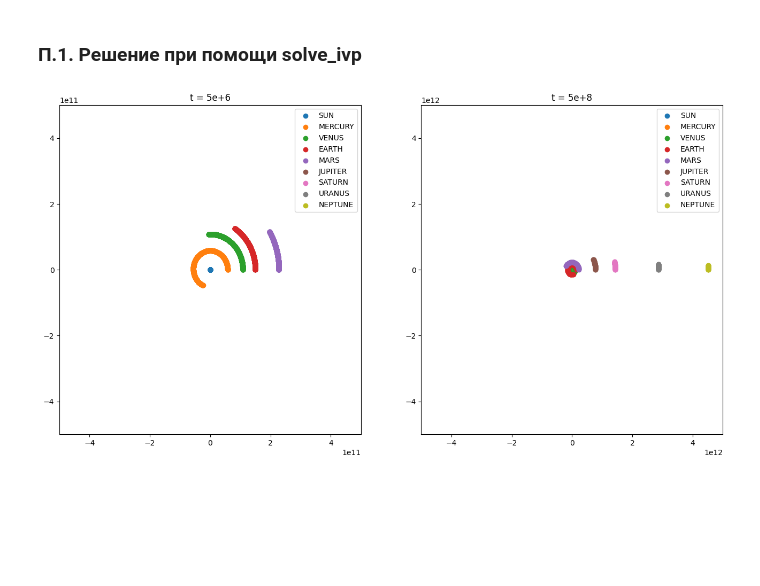
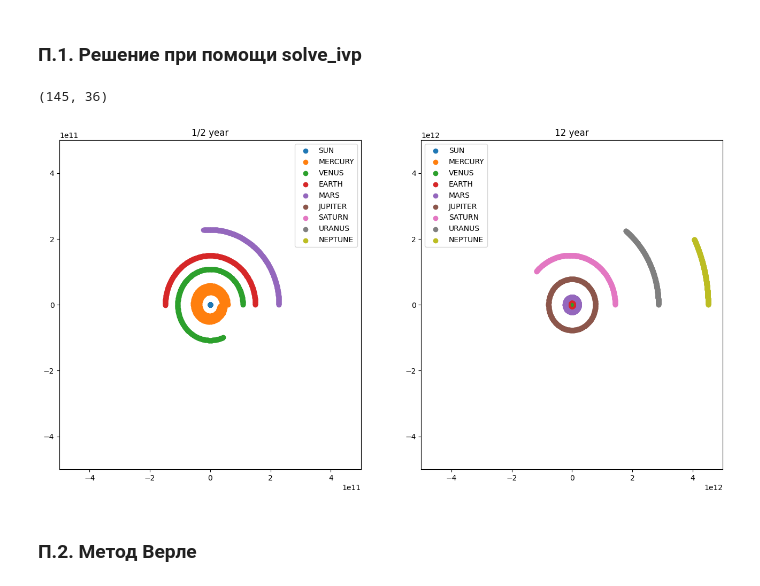
Before and after one commit to luseno4ek/CTMM, a Jupyter notebook: n-body-problem/solution.ipynb, the cells around one changed output. Cells and saved outputs as stored; diff of their text form; code cells hidden in the pictures; blank space fills up the shorter version.

```diff
--- a/n-body-problem/solution.ipynb
+++ b/n-body-problem/solution.ipynb
@@ -30,7 +30,7 @@ import matplotlib.pyplot as plt
 G = 6.6743e-11
 m = [1.989e+30, 0.330e+24,	4.87e+24,	5.97e+24,	0.642e+24,	1898e+24,	568e+24,	86.8e+24,	102e+24]
 names = ['SUN',  'MERCURY', 	 'VENUS', 	 'EARTH', 	'MARS', 	 'JUPITER', 	 'SATURN', 	 'URANUS', 	 'NEPTUNE']
-y0 = [0,    0,  0, 0,
+y0 = np.array([0,    0,  0, 0,
       57.9e+9, 0,	0, 48000,
       108.2e+9, 0, 0, 35000,
       149.6e+9,	0, 0, 29765,
@@ -38,7 +38,7 @@ y0 = [0,    0,  0, 0,
       778.5e+9, 0, 0, 13070,
       1432.0e+9, 0, 0, 9870,
       2867.0e+9, 0, 0, 6810,
-      4515.0e+9, 0, 0, 5434]
+      4515.0e+9, 0, 0, 5434])
 # %%
 def n_body_system(t, y):
     '''
@@ -66,38 +66,46 @@ def n_body_system(t, y):
             equations[i+3] += f * y_length / r
 
     return equations
+# %%
+solution2.shape
+# %% [output]
+(145, 36)
 # %%
 plt.figure(figsize=(16,8))
 
-t1 =  np.linspace(0, 5e+6, 1000)
-result1 = solve_ivp(n_body_system, (0, 5e+6), y0, t_eval=t1)
+year = 31_536_000
+
+t1 =  np.linspace(0, 1/2 * year, 365)
+result1 = solve_ivp(n_body_system, (0, 1/2 * year), y0, t_eval=t1)
 solution1 = result1.y.T
 
 sb1 = plt.subplot(1,2,1)
 scat_plots_1 = []
 for i in range(0, solution1.shape[1], 4):
     scat_plots_1.append(sb1.scatter(solution1[:, i], solution1[:, i+1], label=names[i//4]))
-sb1.set_title('t = 5e+6')
+sb1.set_title('1/2 year')
 
 ax = plt.gca()
 ax.set_xlim([-5e+11, 5e+11])
 ax.set_ylim([-5e+11, 5e+11])
 
-t2 =  np.linspace(0, 5e+8, 1000)
-result2 = solve_ivp(n_body_system, (0, 5e+8), y0, t_eval=t2)
+t2 =  np.linspace(0, 12* year, 365)
+result2 = solve_ivp(n_body_system, (0, 12 * year), y0, t_eval=t2, method='Radau')
 solution2 = result2.y.T
 
 sb2 = plt.subplot(1,2,2)
 scat_plots_2 = []
 for i in range(0, solution2.shape[1], 4):
     scat_plots_2.append(sb2.scatter(solution2[:, i], solution2[:, i+1], label=names[i//4]))
-sb2.set_title('t = 5e+8')
+sb2.set_title('12 year')
 ax = plt.gca()
 ax.set_xlim([-5e+12, 5e+12])
 ax.set_ylim([-5e+12, 5e+12])
 
 sb1.legend()
 sb2.legend()
 plt.show()
 # %% [output]
-[figure, old version]
+[figure, new version]
+# %% [markdown]
+### П.2. Метод Верле
```
Also changed, not shown: parts of 2 cells of this notebook.
